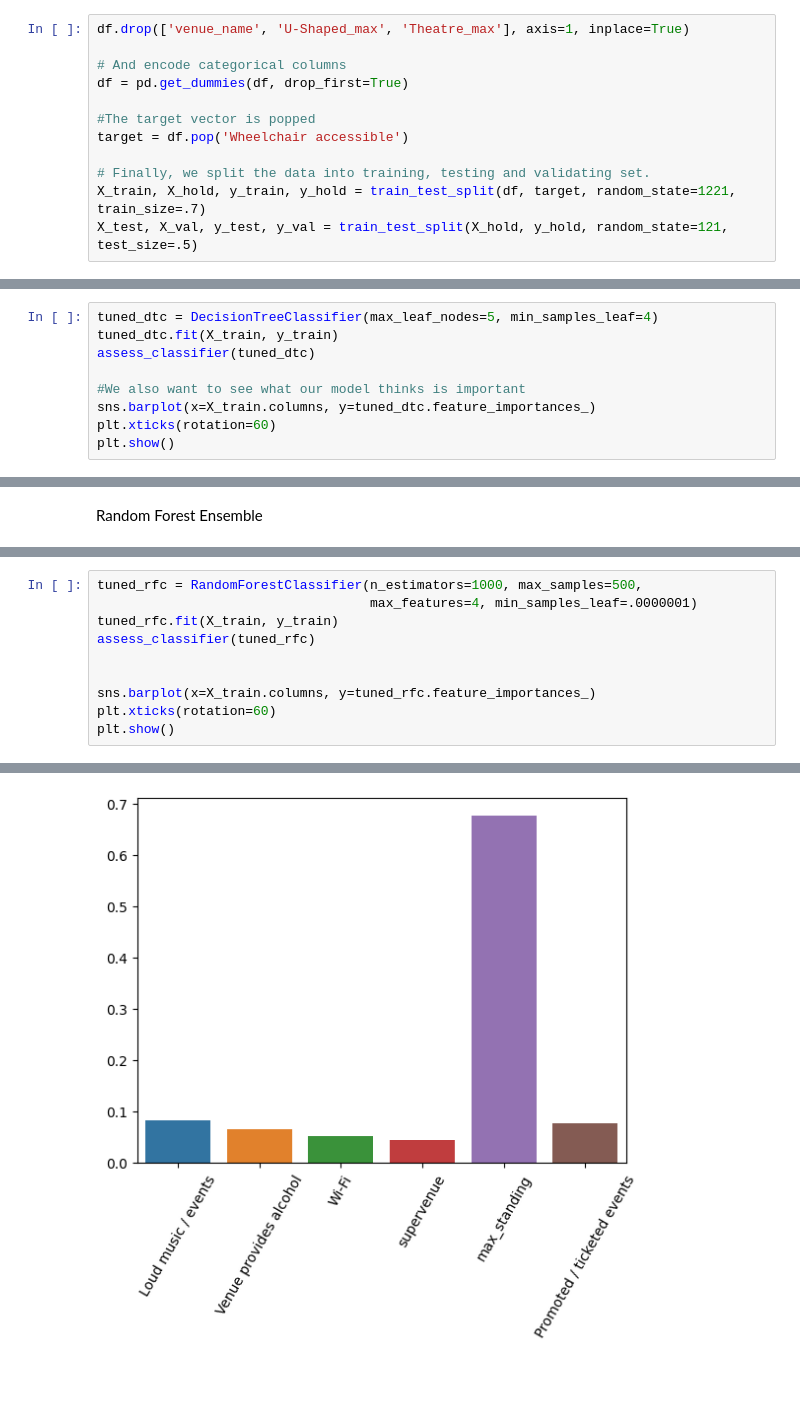
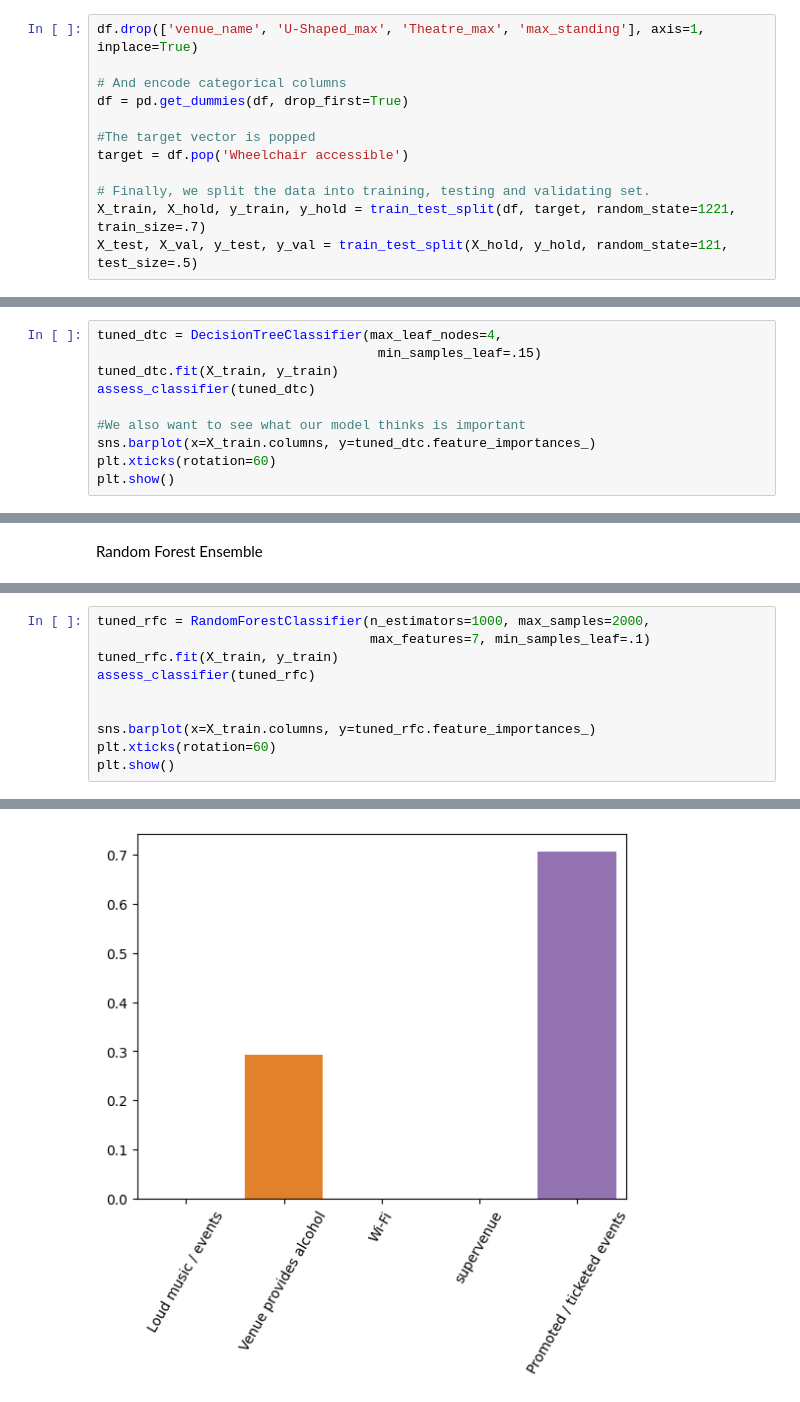
Before and after one commit to TosinPhillip/Datacamp-Professional-Data-Scientist-Certification-Case-Study, a Jupyter notebook: datacamp.ipynb, the cells around one changed output, grey strips where cells are left out. Drawn from its saved outputs; the diff is of its cells as text.

Commit message:
Testing models
Different models including ensembles (except neural networks yet) have been tried on the data-with or without max_standing. Tuning is going on and we hope for the best.

```diff
--- a/datacamp.ipynb
+++ b/datacamp.ipynb
@@ -585,7 +585,7 @@ def wrangle(file, filepath=False):
 
     return X_train, X_test, X_val, y_train, y_test, y_val
 # %%
-df.drop(['venue_name', 'U-Shaped_max', 'Theatre_max'], axis=1, inplace=True)
+df.drop(['venue_name', 'U-Shaped_max', 'Theatre_max', 'max_standing'], axis=1, inplace=True)
 
 # And encode categorical columns
 df = pd.get_dummies(df, drop_first=True)
@@ -666,5 +666,6 @@ plt.show()
 # %%
-tuned_dtc = DecisionTreeClassifier(max_leaf_nodes=5, min_samples_leaf=4)
+tuned_dtc = DecisionTreeClassifier(max_leaf_nodes=4,
+                                    min_samples_leaf=.15)
 tuned_dtc.fit(X_train, y_train)
 assess_classifier(tuned_dtc)
 
@@ -697,6 +698,6 @@ plt.show()
 # %%
-tuned_rfc = RandomForestClassifier(n_estimators=1000, max_samples=500,
-                                   max_features=4, min_samples_leaf=.0000001)
+tuned_rfc = RandomForestClassifier(n_estimators=1000, max_samples=2000,
+                                   max_features=7, min_samples_leaf=.1)
 tuned_rfc.fit(X_train, y_train)
 assess_classifier(tuned_rfc)
 
@@ -712 +713 @@ plt.show()
-[figure, old version]
+[figure, new version]
```
Also changed, not shown: parts of 35 cells of this notebook.
